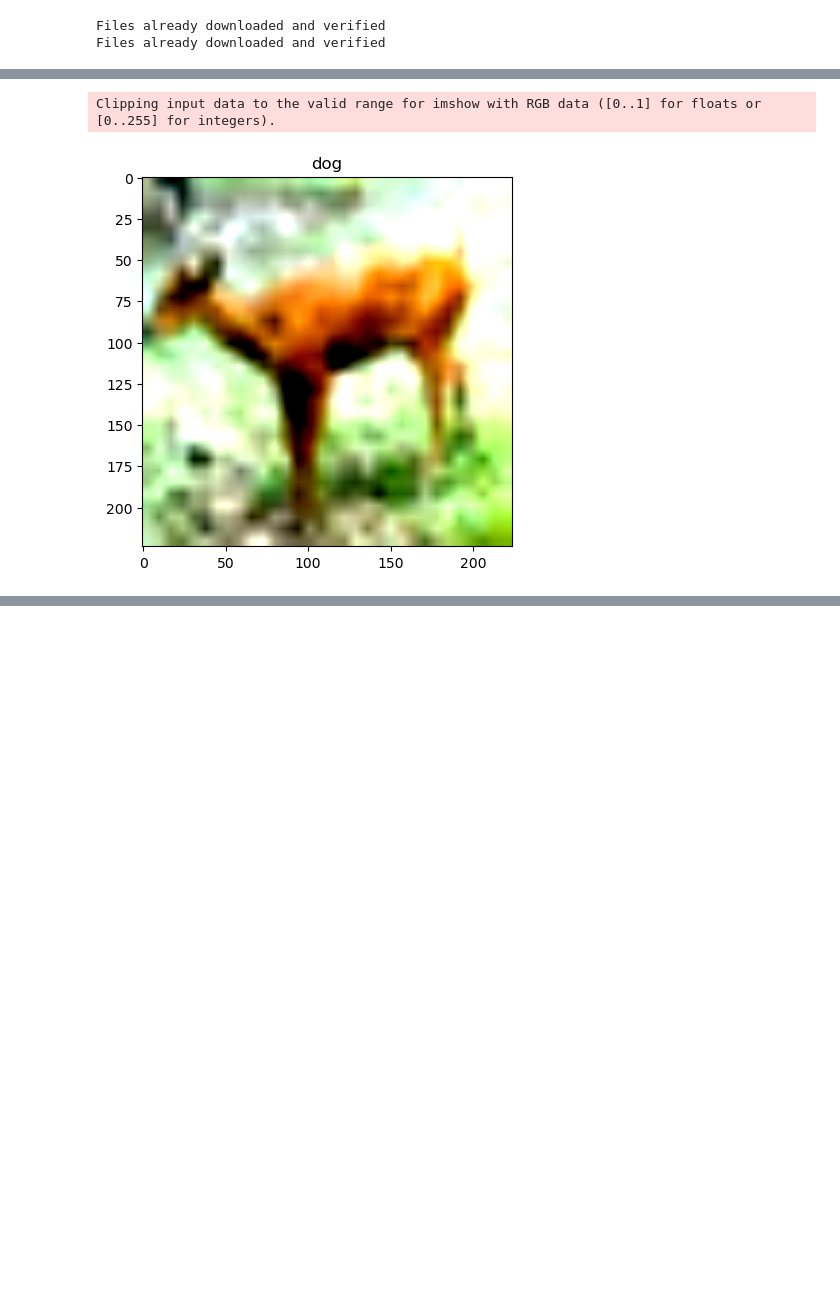
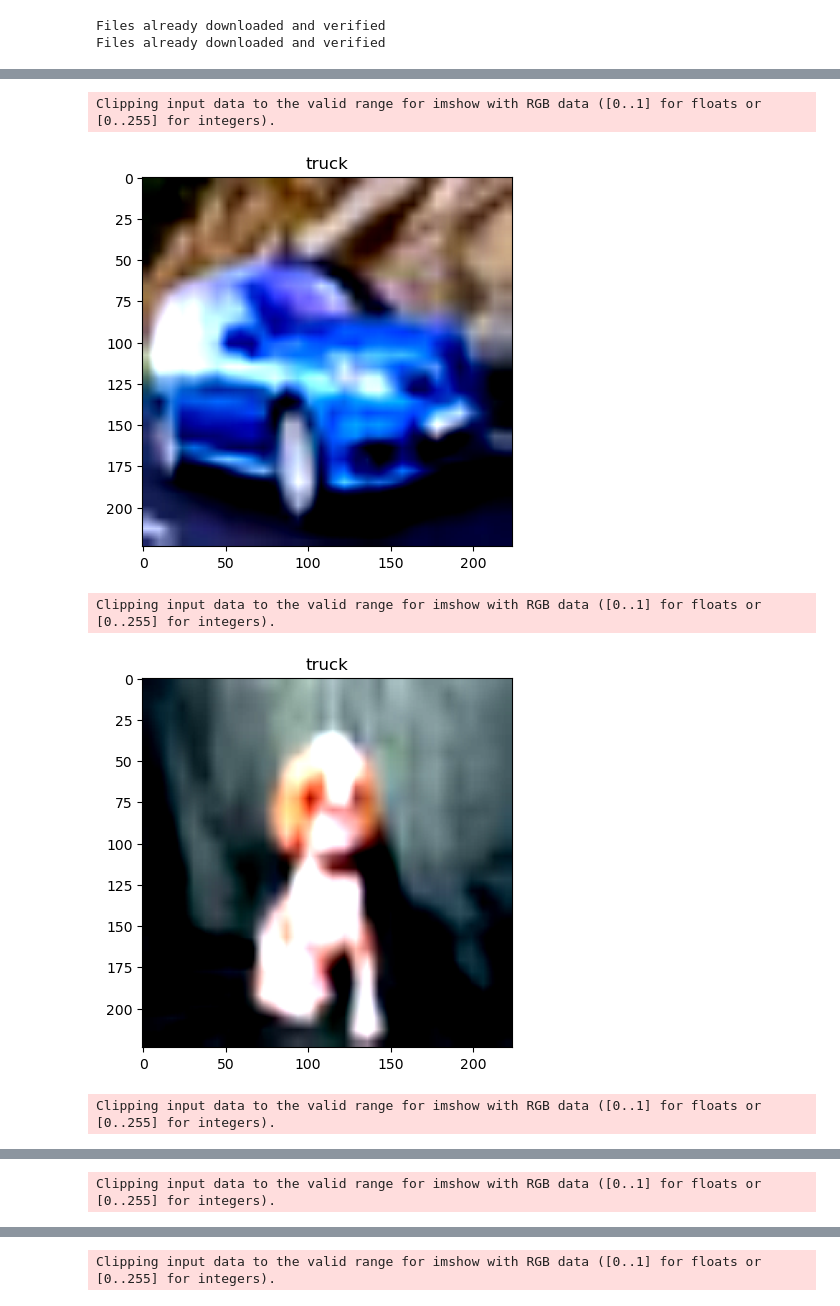
Before and after one commit to jacek-tomasz-rutkowski/magisterka, a Jupyter notebook: T2T_ViT/vit_shapley/modules/surrogate_visualize.ipynb, the cells around one changed output, grey strips where cells are left out. Saved outputs shown, nothing was run; the diff lists cells and outputs as text; code cells hidden in the pictures; blank space fills up the shorter version.

Commit message:
surrogate visualize

```diff
--- a/T2T_ViT/vit_shapley/modules/surrogate_visualize.ipynb
+++ b/T2T_ViT/vit_shapley/modules/surrogate_visualize.ipynb
@@ -5,7 +6,7 @@ from models.t2t_vit import *
 from vit_shapley.modules.surrogate import Surrogate
 from vit_shapley.CIFAR_10_Dataset import CIFAR_10_Dataset, CIFAR_10_Datamodule
 # %%
-datamodule = CIFAR_10_Datamodule()
+datamodule = CIFAR_10_Datamodule(num_players=196, num_mask_samples=1, paired_mask_samples=False)
 datamodule.setup()
 data = next(iter(datamodule.train_dataloader()))
 
@@ -15,12 +16,29 @@ masks = data['masks']
 # %% [output]
 Files already downloaded and verified
 Files already downloaded and verified
+# %%
+target_model = models.t2t_vit.t2t_vit_14(num_classes=10)
+
+checkpoint = torch.load('../../checkpoint_cifar10_T2t_vit_14/ckpt_0.01_0.0005_92.51.pth')
+
+new_state_dict = OrderedDict()
+
+for k, v in checkpoint.items():
+    # strip `module.` prefix
+    name = k[7:] if k.startswith('module') else k
+    new_state_dict[name] = v
+
+state_dict = new_state_dict
+
+target_model.load_state_dict(state_dict)
 # %%
 surrogate = Surrogate(output_dim=10,
-                          target_model=t2t_vit_14(),
+                          target_model=target_model,
                           learning_rate=1e-3,
                           weight_decay=0.0,
-                          decay_power=None,
-                          warmup_steps=None)
+                          decay_power='cosine',
+                          warmup_steps=2)
+
+CIFAR_10 = CIFAR_10_Datamodule(num_players=196, num_mask_samples=1, paired_mask_samples=False)
 # %% [output]
 adopt performer encoder for tokens-to-token
@@ -32,2 +45,5 @@ torch.Size([32, 2, 196])
+# %%
+trainer = pl.Trainer(max_epochs=50, default_root_dir="./checkpoints_surrogate")# logger=False)
+trainer.fit(surrogate, CIFAR_10)
 # %%
 out = surrogate(images=images, masks=masks[:,0])
@@ -59,6 +71,10 @@ Clipping input data to the valid range for imshow with RGB data ([0..1] for floa
 # %%
-labels_pred = torch.argmax(torch.nn.functional.softmax(out['logits'].squeeze(), dim=1), dim=1)
-imshow(images[0], labels_pred[0])
+labels_pred = torch.argmax(torch.nn.functional.softmax(out.squeeze(), dim=1), dim=1)
+for i in range(10):
+    imshow(images[i], labels_pred[i])
 # %% [output]
 Clipping input data to the valid range for imshow with RGB data ([0..1] for floats or [0..255] for integers).
-[figure, old version]
+[figure, new version]
+Clipping input data to the valid range for imshow with RGB data ([0..1] for floats or [0..255] for integers).
+[figure, added]
+Clipping input data to the valid range for imshow with RGB data ([0..1] for floats or [0..255] for integers).
@@ -64,0 +82 @@ Clipping input data to the valid range for imshow with RGB data ([0..1] for floa
+Clipping input data to the valid range for imshow with RGB data ([0..1] for floats or [0..255] for integers).
@@ -64,0 +84 @@ Clipping input data to the valid range for imshow with RGB data ([0..1] for floa
+Clipping input data to the valid range for imshow with RGB data ([0..1] for floats or [0..255] for integers).
```
Also changed, not shown: parts of 11 cells of this notebook, 7 other files.
